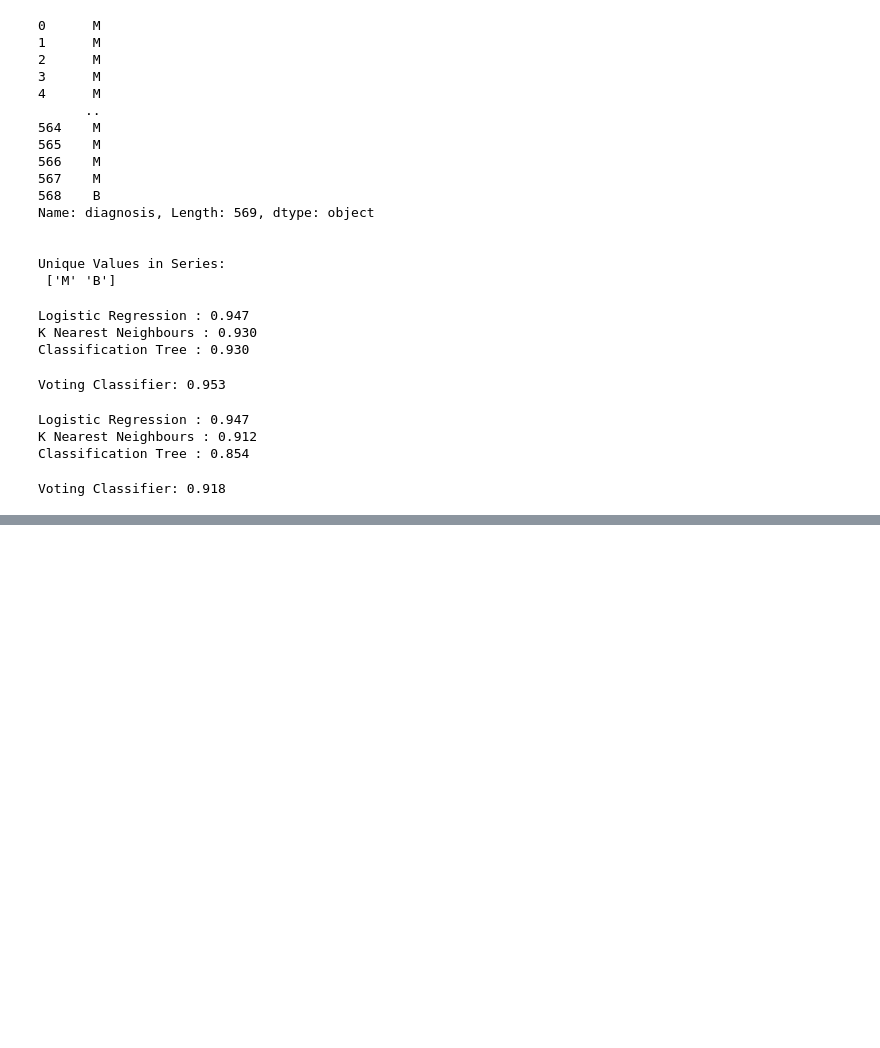
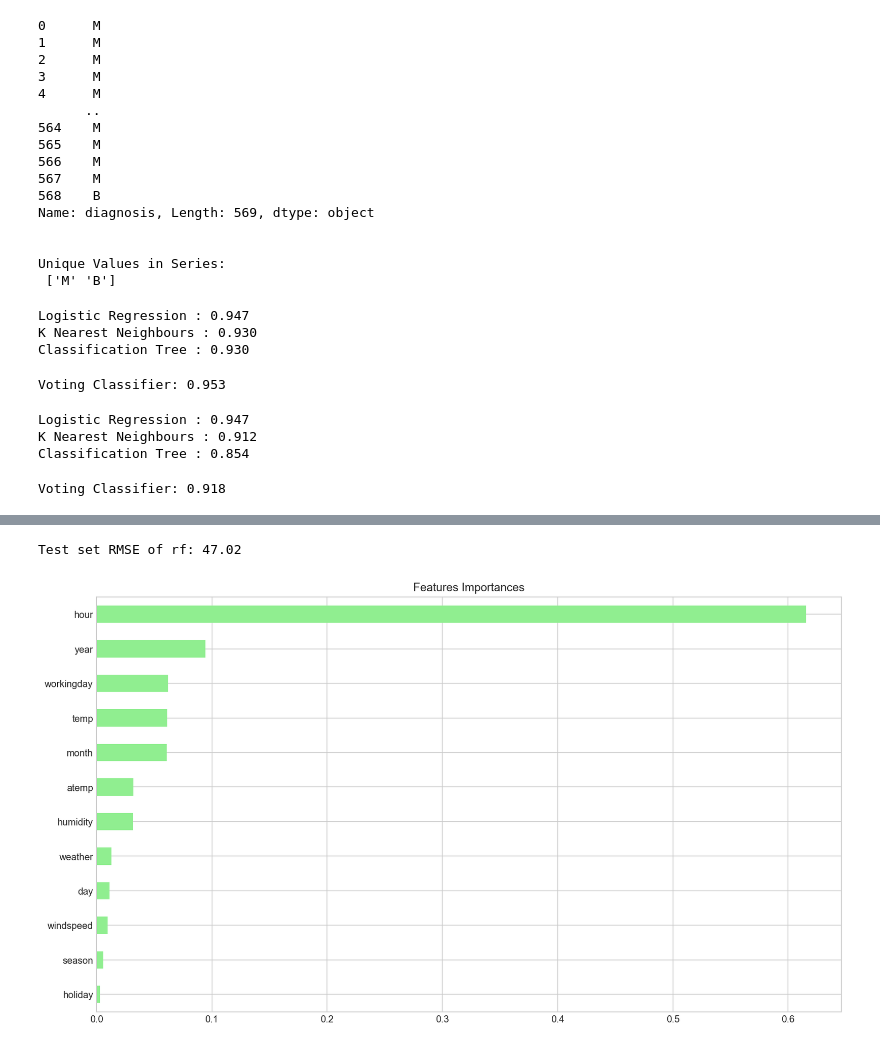
Before and after one commit to cschellenberger/Data-Science-Learning, a Jupyter notebook: Machine Learning with Tree-Based Models in Python.ipynb, the cells around one changed output, grey strips where cells are left out. Cells and saved outputs as stored; diff of their text form; code cells hidden in the pictures; blank space fills up the shorter version.

```diff
--- a/Machine Learning with Tree-Based Models in Python.ipynb
+++ b/Machine Learning with Tree-Based Models in Python.ipynb
@@ -1121,0 +1392,7 @@ Voting Classifier: 0.918
+# %%
+bike_share_train["year"] = [x[:4] for x in datetime]
+bike_share_train["month"] = [x[5:7] for x in datetime]
+bike_share_train["day"] = [x[8:10] for x in datetime]
+bike_share_train["hour"] = [x[11:13] for x in datetime]
+# %%
+X = bike_share_train.drop(['datetime', 'count', 'registered', 'casual'], axis=1)
@@ -1121,0 +1422,15 @@ Voting Classifier: 0.918
+# %%
+# Split data into 80% train and 20% test
+X_train, X_test, y_train, y_test= train_test_split(X, y,
+                                                  test_size=0.2,
+                                                  random_state=3)
+# %%
+# Import RandomForestRegressor
+from sklearn.ensemble import RandomForestRegressor
+
+# Instantiate rf
+rf = RandomForestRegressor(n_estimators=25,
+            random_state=2)
+
+# Fit rf to the training set
+rf.fit(X_train, y_train)
@@ -1121,0 +1445,28 @@ Voting Classifier: 0.918
+# %%
+# Import mean_squared_error as MSE
+from sklearn.metrics import mean_squared_error as MSE
+
+# Predict the test set labels
+y_pred = rf.predict(X_test)
+
+# Evaluate the test set RMSE
+rmse_test = MSE(y_test, y_pred)**(1/2)
+
+# Print rmse_test
+print('Test set RMSE of rf: {:.2f}'.format(rmse_test))
+# %% [output]
+Test set RMSE of rf: 47.02
+# %%
+# Create a pd.Series of features importances
+importances = pd.Series(data=rf.feature_importances_,
+                        index= X_train.columns)
+
+# Sort importances
+importances_sorted = importances.sort_values()
+
+# Draw a horizontal barplot of importances_sorted
+importances_sorted.plot(kind='barh', color='lightgreen')
+plt.title('Features Importances')
+plt.show()
+# %% [output]
+[figure, added]
```
Also changed, not shown: parts of 51 cells of this notebook.
